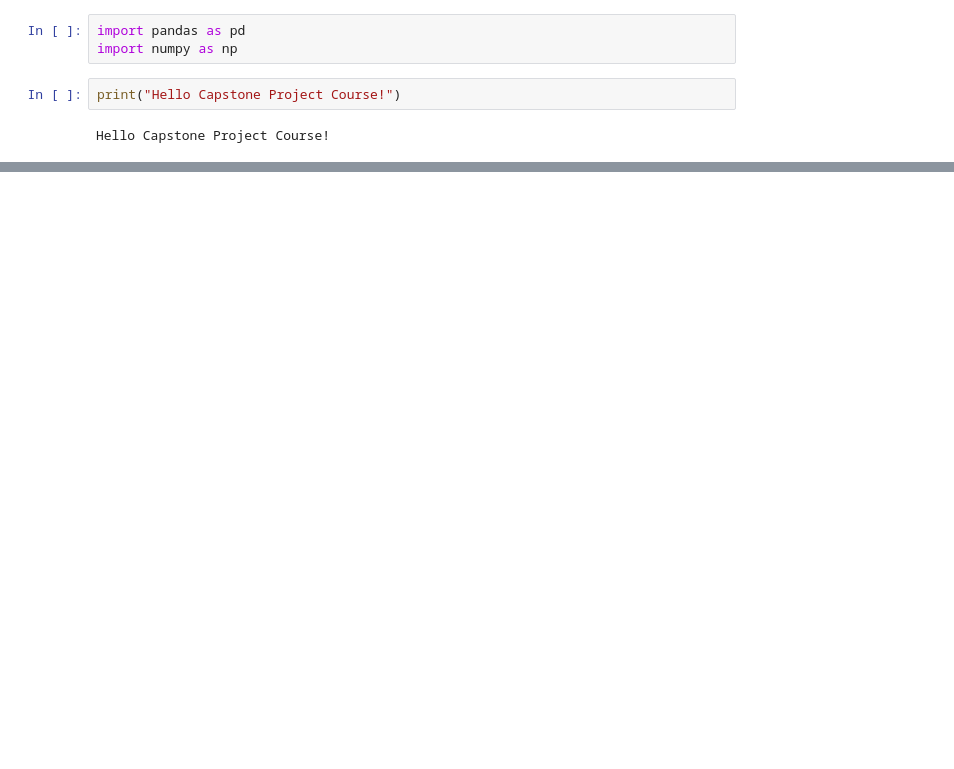
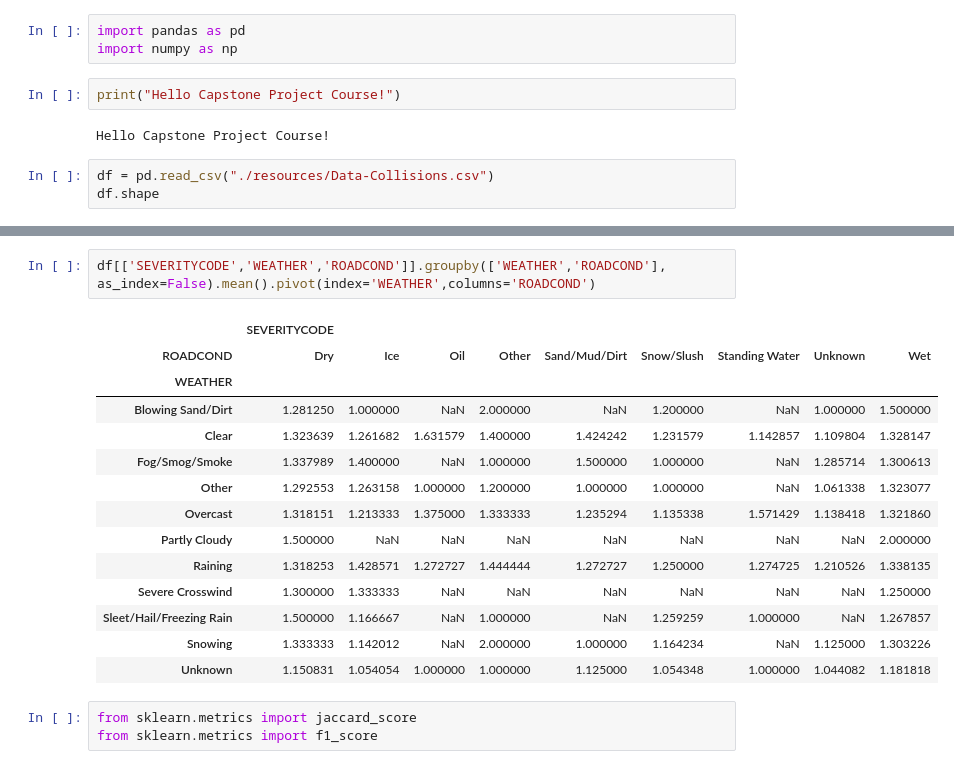
Before and after one commit to joshuaosko/Coursera_Capstone, a Jupyter notebook: AppliedDataScienceCapstone.ipynb, the cells around one changed output, grey strips where cells are left out. Cells and saved outputs as stored; diff of their text form; blank space fills up the shorter version.

```diff
--- a/AppliedDataScienceCapstone.ipynb
+++ b/AppliedDataScienceCapstone.ipynb
@@ -22,3 +30,6 @@ import numpy as np
 print("Hello Capstone Project Course!")
 # %% [output]
 Hello Capstone Project Course!
+# %%
+df = pd.read_csv("./resources/Data-Collisions.csv")
+df.shape
@@ -24,0 +410,20 @@ Hello Capstone Project Course!
+# %%
+df[['SEVERITYCODE','WEATHER','ROADCOND']].groupby(['WEATHER','ROADCOND'], as_index=False).mean().pivot(index='WEATHER',columns='ROADCOND')
+# %% [output]
+|  | SEVERITYCODE |  |  |  |  |  |  |  |  |
+| ROADCOND | Dry | Ice | Oil | Other | Sand/Mud/Dirt | Snow/Slush | Standing Water | Unknown | Wet |
+| WEATHER |  |  |  |  |  |  |  |  |  |
+| Blowing Sand/Dirt | 1.281250 | 1.000000 | NaN | 2.000000 | NaN | 1.200000 | NaN | 1.000000 | 1.500000 |
+| Clear | 1.323639 | 1.261682 | 1.631579 | 1.400000 | 1.424242 | 1.231579 | 1.142857 | 1.109804 | 1.328147 |
+| Fog/Smog/Smoke | 1.337989 | 1.400000 | NaN | 1.000000 | 1.500000 | 1.000000 | NaN | 1.285714 | 1.300613 |
+| Other | 1.292553 | 1.263158 | 1.000000 | 1.200000 | 1.000000 | 1.000000 | NaN | 1.061338 | 1.323077 |
+| Overcast | 1.318151 | 1.213333 | 1.375000 | 1.333333 | 1.235294 | 1.135338 | 1.571429 | 1.138418 | 1.321860 |
+| Partly Cloudy | 1.500000 | NaN | NaN | NaN | NaN | NaN | NaN | NaN | 2.000000 |
+| Raining | 1.318253 | 1.428571 | 1.272727 | 1.444444 | 1.272727 | 1.250000 | 1.274725 | 1.210526 | 1.338135 |
+| Severe Crosswind | 1.300000 | 1.333333 | NaN | NaN | NaN | NaN | NaN | NaN | 1.250000 |
+| Sleet/Hail/Freezing Rain | 1.500000 | 1.166667 | NaN | 1.000000 | NaN | 1.259259 | 1.000000 | NaN | 1.267857 |
+| Snowing | 1.333333 | 1.142012 | NaN | 2.000000 | 1.000000 | 1.164234 | NaN | 1.125000 | 1.303226 |
+| Unknown | 1.150831 | 1.054054 | 1.000000 | 1.000000 | 1.125000 | 1.054348 | 1.000000 | 1.044082 | 1.181818 |
+# %%
+from sklearn.metrics import jaccard_score
+from sklearn.metrics import f1_score
```
Also changed, not shown: parts of 32 cells of this notebook, 1 other file.
